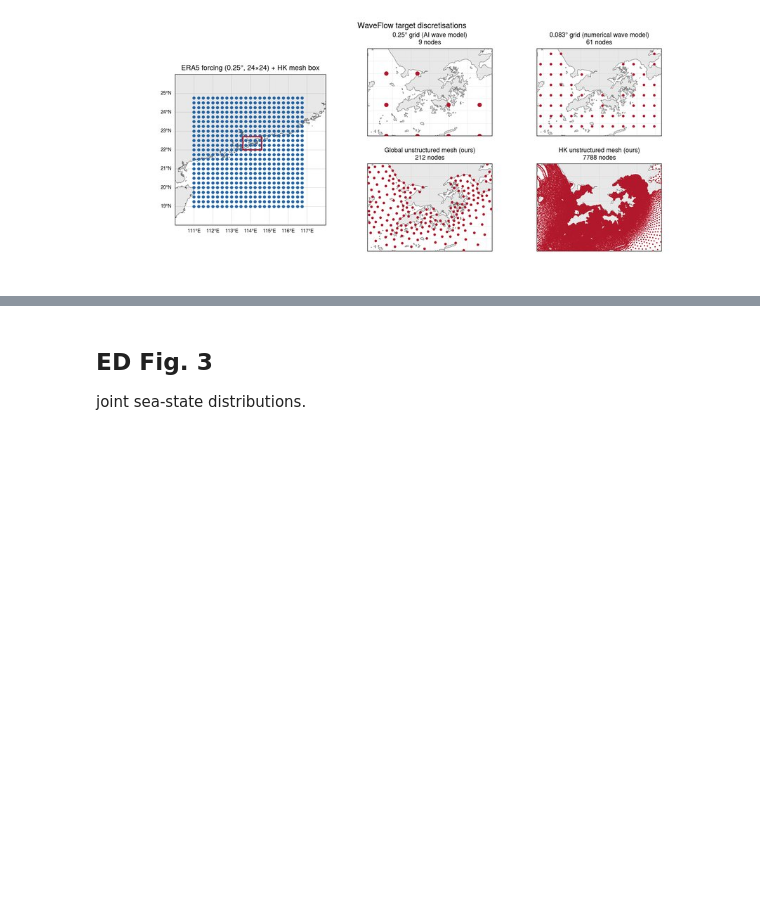
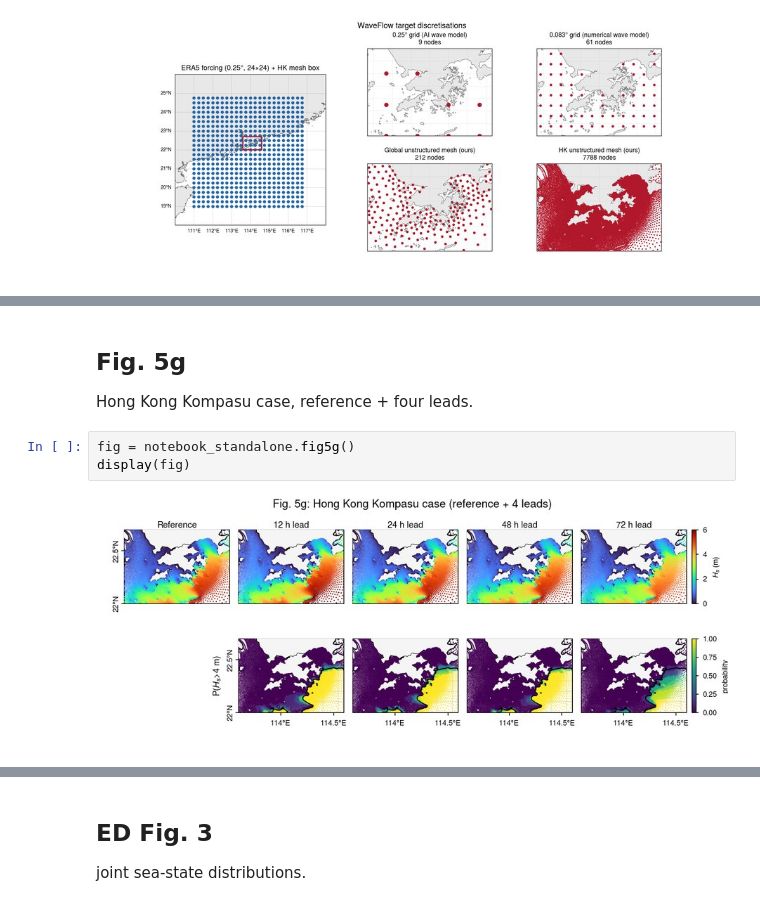
Before and after one commit to Leroy-Xiong/WaveFlow, a Jupyter notebook: notebooks/waveflow_reproduce.ipynb, the cells around one changed output, grey strips where cells are left out. Cells and saved outputs as stored; diff of their text form; blank space fills up the shorter version.

```diff
--- a/notebooks/waveflow_reproduce.ipynb
+++ b/notebooks/waveflow_reproduce.ipynb
@@ -38,0 +60,9 @@ fixed patch partitions and patch-boundary fields.
+# %% [markdown]
+## Fig. 5g
+
+Hong Kong Kompasu case, reference + four leads.
+# %%
+fig = notebook_standalone.fig5g()
+display(fig)
+# %% [output]
+[figure, added]
```
Also changed, not shown: parts of 29 cells of this notebook, 3 other files.
